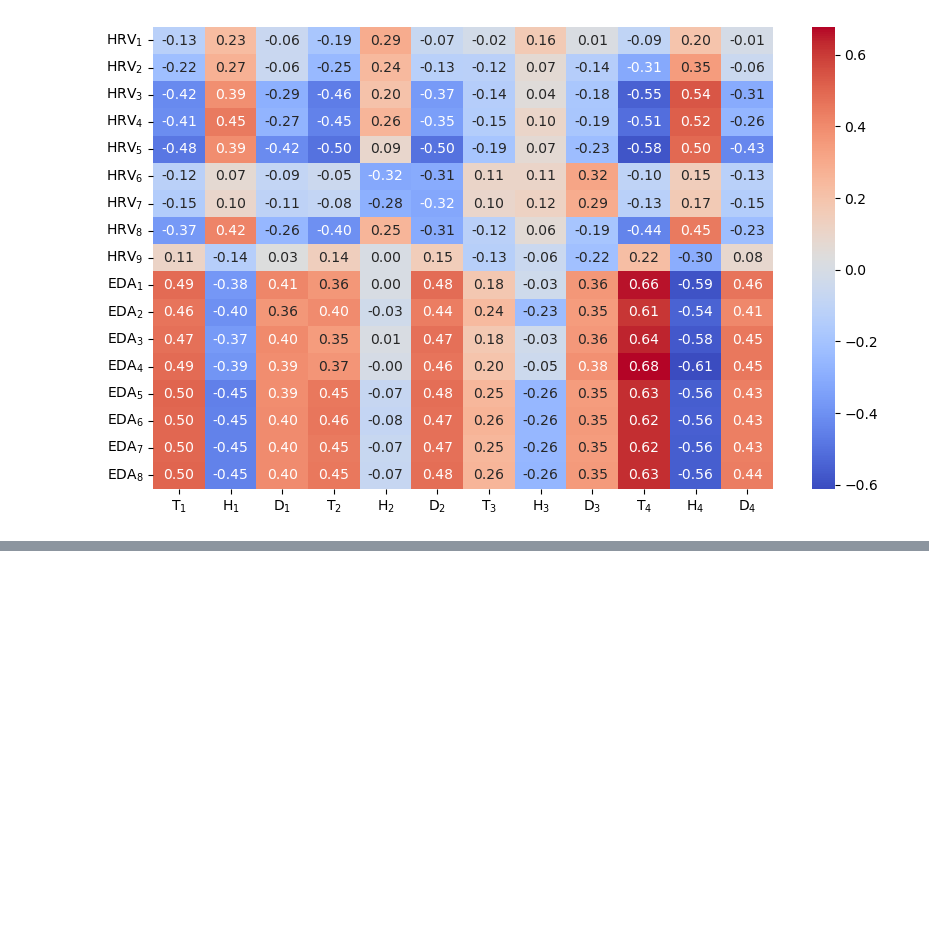
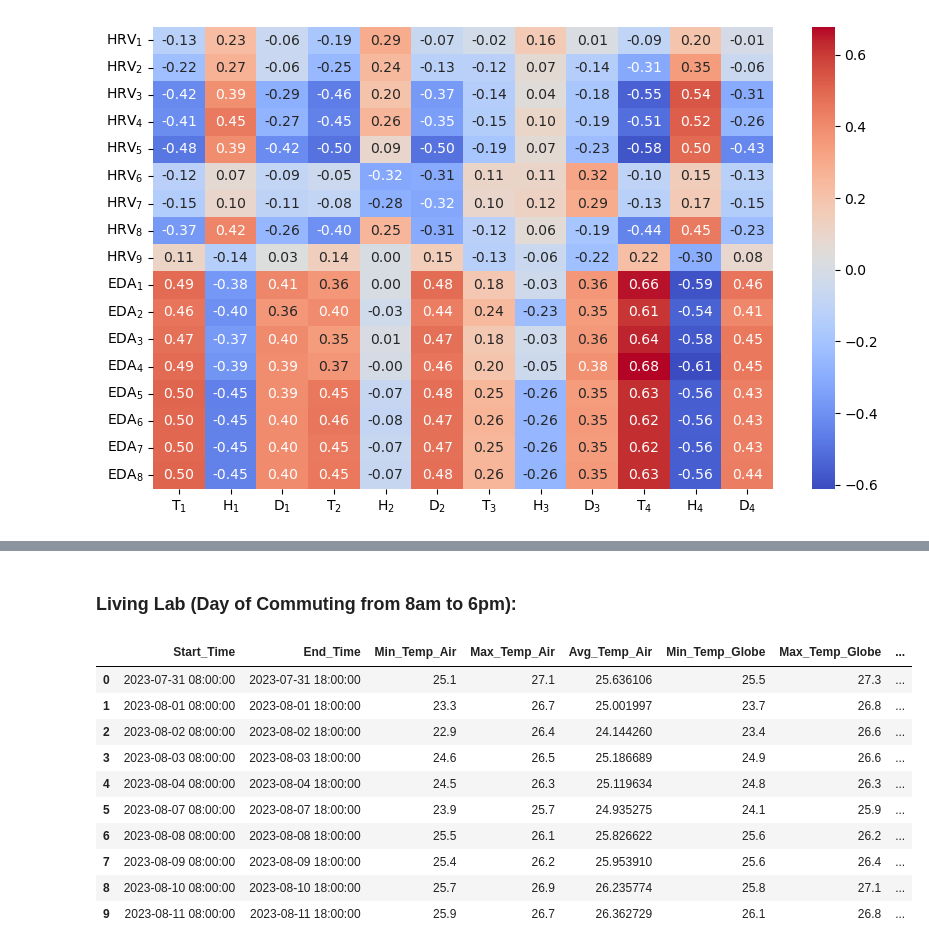
Before and after one commit to tomarp/COC-D, a Jupyter notebook: code/notebook_S02.ipynb, the cells around one changed output, grey strips where cells are left out. Drawn from its saved outputs; the diff is of its cells as text; code cells hidden in the pictures; blank space fills up the shorter version.

```diff
--- a/code/notebook_S02.ipynb
+++ b/code/notebook_S02.ipynb
@@ -325,0 +617,74 @@ Index(['ID_instance', 'hrv_vlf', 'hrv_lf', 'hrv_hf', 'hrv_sdnn', 'hrv_rmssd',
+# %% [markdown]
+### Living Lab (Day of Commuting from 8am to 6pm):
+# %%
+# Load the CSV file
+file_path = 'C:/Users/Tomar/dev/PCM_study/summer_2023/output/living_lab/LL/LL_b.csv'
+data = pd.read_csv(file_path)
+
+# Ensure the correct renaming of the 'DateTime' column to 'Timestamp'
+data.rename(columns={'DateTime': 'Timestamp'}, inplace=True)
+
+# Convert the 'Timestamp' column to datetime
+data['Timestamp'] = pd.to_datetime(data['Timestamp'])
+
+# Define the start and end times for each day
+time_intervals = [
+    ("2023-07-31 08:00:00", "2023-07-31 18:00:00"),
+    ("2023-08-01 08:00:00", "2023-08-01 18:00:00"),
+    ("2023-08-02 08:00:00", "2023-08-02 18:00:00"),
+    ("2023-08-03 08:00:00", "2023-08-03 18:00:00"),
+    ("2023-08-04 08:00:00", "2023-08-04 18:00:00"),
+    ("2023-08-07 08:00:00", "2023-08-07 18:00:00"),
+    ("2023-08-08 08:00:00", "2023-08-08 18:00:00"),
+    ("2023-08-09 08:00:00", "2023-08-09 18:00:00"),
+    ("2023-08-10 08:00:00", "2023-08-10 18:00:00"),
+    ("2023-08-11 08:00:00", "2023-08-11 18:00:00")
+
+]
+
+# Convert string times to datetime
+time_intervals = [(datetime.strptime(start, "%Y-%m-%d %H:%M:%S"), datetime.strptime(end, "%Y-%m-%d %H:%M:%S")) for start, end in time_intervals]
+
+# Initialize a list to store results
+results_list = []
+
+# Process each time interval
+for start, end in time_intervals:
+    # Filter data based on time interval
+    filtered_data = data[(data['Timestamp'] >= start) & (data['Timestamp'] <= end)]
+
+    # Calculate required metrics
+    result = {
+        'Start_Time': start,
+        'End_Time': end,
+        'Min_Temp_Air': filtered_data['Temp_Air(C)'].min(),
+        'Max_Temp_Air': filtered_data['Temp_Air(C)'].max(),
+        'Avg_Temp_Air': filtered_data['Temp_Air(C)'].mean(),
+        'Min_Temp_Globe': filtered_data['Temp_Globe(C)'].min(),
+        'Max_Temp_Globe': filtered_data['Temp_Globe(C)'].max(),
+        'Avg_Temp_Globe': filtered_data['Temp_Globe(C)'].mean(),
+        'Min_Relative_Humidity': filtered_data['RH(%)'].min(),
+        'Max_Relative_Humidity': filtered_data['RH(%)'].max(),
+        'Mean_Relative_Humidity': filtered_data['RH(%)'].mean(),
+    }
+
+    # Append result to the list
+    results_list.append(result)
+
+# Create a DataFrame from the results list
+results_df = pd.DataFrame(results_list)
+
+# Display the results
+results_df
+# %% [output]
+|  | Start_Time | End_Time | Min_Temp_Air | Max_Temp_Air | Avg_Temp_Air | Min_Temp_Globe | Max_Temp_Globe | ... |
+| 0 | 2023-07-31 08:00:00 | 2023-07-31 18:00:00 | 25.1 | 27.1 | 25.636106 | 25.5 | 27.3 | ... |
+| 1 | 2023-08-01 08:00:00 | 2023-08-01 18:00:00 | 23.3 | 26.7 | 25.001997 | 23.7 | 26.8 | ... |
+| 2 | 2023-08-02 08:00:00 | 2023-08-02 18:00:00 | 22.9 | 26.4 | 24.144260 | 23.4 | 26.6 | ... |
+| 3 | 2023-08-03 08:00:00 | 2023-08-03 18:00:00 | 24.6 | 26.5 | 25.186689 | 24.9 | 26.6 | ... |
+| 4 | 2023-08-04 08:00:00 | 2023-08-04 18:00:00 | 24.5 | 26.3 | 25.119634 | 24.8 | 26.3 | ... |
+| 5 | 2023-08-07 08:00:00 | 2023-08-07 18:00:00 | 23.9 | 25.7 | 24.935275 | 24.1 | 25.9 | ... |
+| 6 | 2023-08-08 08:00:00 | 2023-08-08 18:00:00 | 25.5 | 26.1 | 25.826622 | 25.6 | 26.2 | ... |
+| 7 | 2023-08-09 08:00:00 | 2023-08-09 18:00:00 | 25.4 | 26.2 | 25.953910 | 25.6 | 26.4 | ... |
+| 8 | 2023-08-10 08:00:00 | 2023-08-10 18:00:00 | 25.7 | 26.9 | 26.235774 | 25.8 | 27.1 | ... |
+| 9 | 2023-08-11 08:00:00 | 2023-08-11 18:00:00 | 25.9 | 26.7 | 26.362729 | 26.1 | 26.8 | ... |
```
Also changed, not shown: parts of 23 cells of this notebook, 2 other files.
